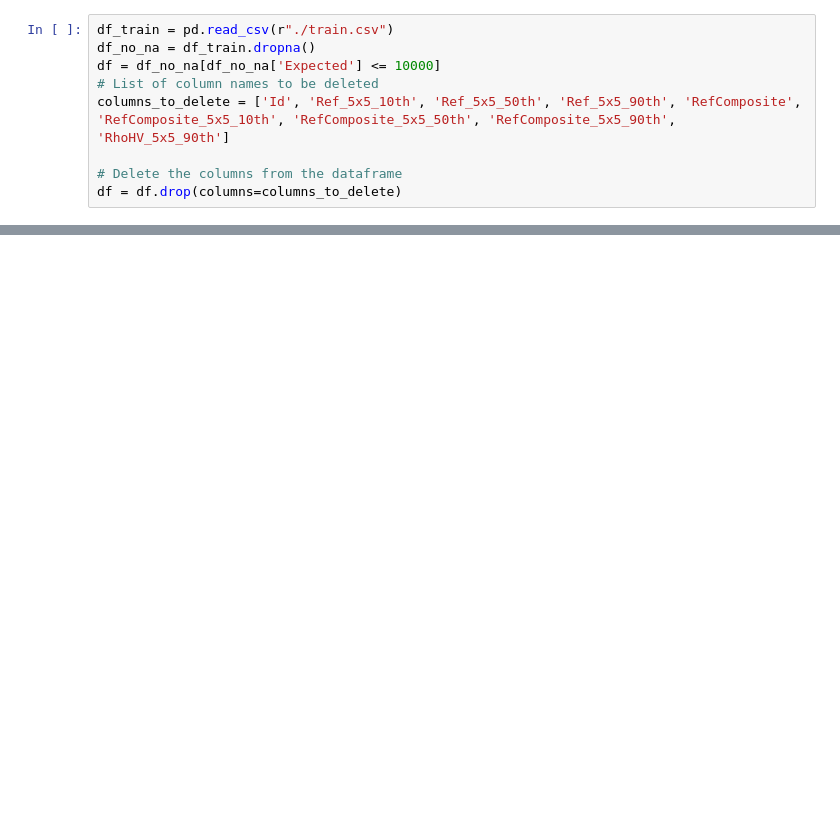
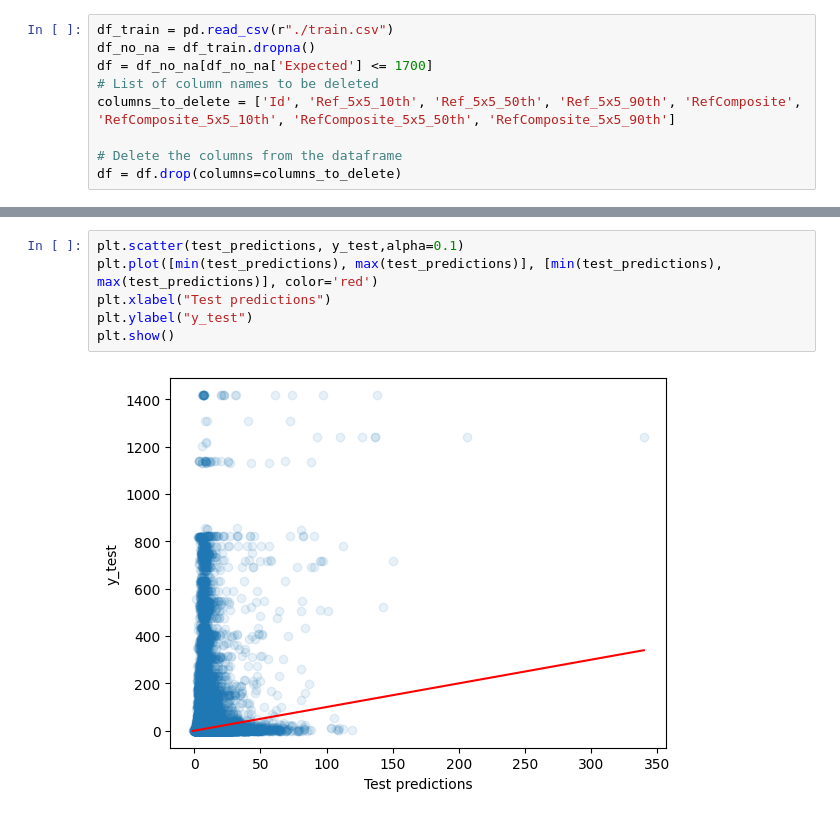
Before and after one commit to CatDog2000/when-will-it-rain, a Jupyter notebook: Rain-EDA.machi.ipynb, the cells around one changed output, grey strips where cells are left out. Drawn from its saved outputs; the diff is of its cells as text; blank space fills up the shorter version.

```diff
--- a/Rain-EDA.machi.ipynb
+++ b/Rain-EDA.machi.ipynb
@@ -11,9 +37,9 @@ from sklearn.decomposition import PCA
 # %%
 df_train = pd.read_csv(r"./train.csv")
 df_no_na = df_train.dropna()
-df = df_no_na[df_no_na['Expected'] <= 10000]
+df = df_no_na[df_no_na['Expected'] <= 1700]
 # List of column names to be deleted
-columns_to_delete = ['Id', 'Ref_5x5_10th', 'Ref_5x5_50th', 'Ref_5x5_90th', 'RefComposite', 'RefComposite_5x5_10th', 'RefComposite_5x5_50th', 'RefComposite_5x5_90th', 'RhoHV_5x5_90th']
+columns_to_delete = ['Id', 'Ref_5x5_10th', 'Ref_5x5_50th', 'Ref_5x5_90th', 'RefComposite', 'RefComposite_5x5_10th', 'RefComposite_5x5_50th', 'RefComposite_5x5_90th']
 
 # Delete the columns from the dataframe
 df = df.drop(columns=columns_to_delete)
@@ -156,0 +366,8 @@ df.corr()
+# %%
+plt.scatter(test_predictions, y_test,alpha=0.1)
+plt.plot([min(test_predictions), max(test_predictions)], [min(test_predictions), max(test_predictions)], color='red')
+plt.xlabel("Test predictions")
+plt.ylabel("y_test")
+plt.show()
+# %% [output]
+[figure, added]
```
Also changed, not shown: parts of 16 cells of this notebook, 1 other file.
